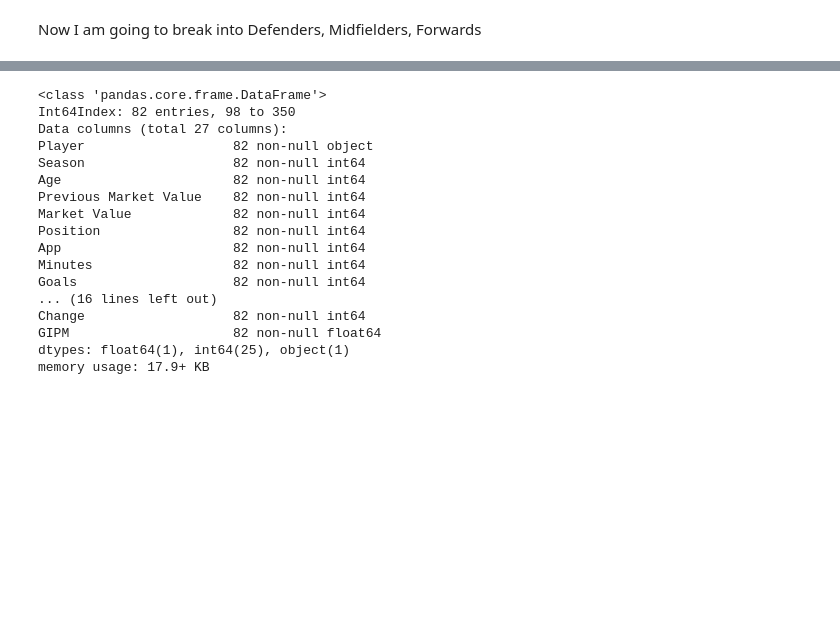
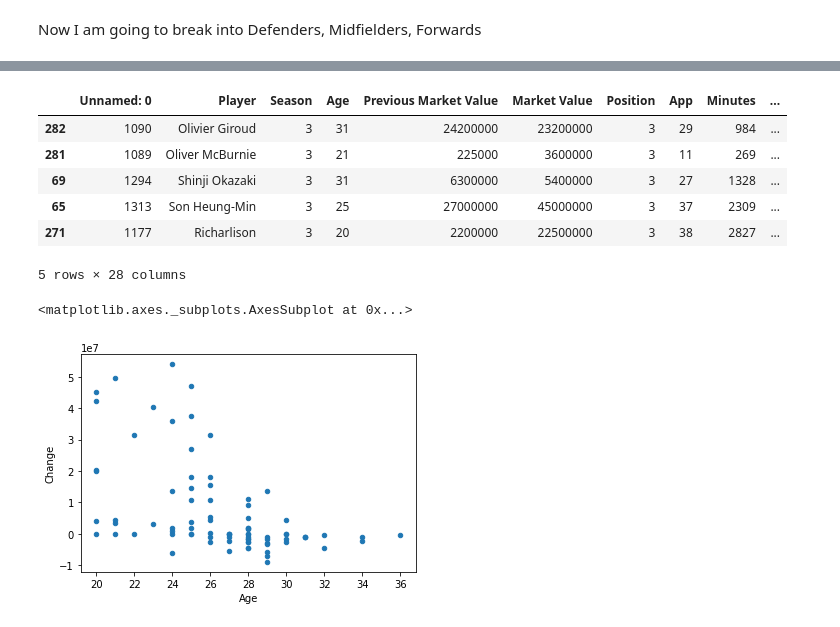
Before and after one commit to Femi-Ogunkola/EPL, a Jupyter notebook: EPL Data Analysis.ipynb, the cells around one changed output, grey strips where cells are left out. Cells and saved outputs as stored; diff of their text form; code cells hidden in the pictures; blank space fills up the shorter version.

```diff
--- a/EPL Data Analysis.ipynb
+++ b/EPL Data Analysis.ipynb
@@ -123,4 +116,2 @@ memory usage: 117.2+ KB
 # %%
-def change_in_price(df):
-    df_new =(df['Market Value']-df['Previous Market Value'])
-    return df_new
+Change =(fwd['Market Value']-fwd['Previous Market Value'])
@@ -141,22 +128,18 @@ names=fwd['Season'].unique().tolist()
 # now we can perform a lookup on a 'view' of the dataframe
 fwd_season = fwd.loc[fwd.Season==3]
 # %%
-fwd_season.info()
+fwd_season.head()
 # %% [output]
+|  | Unnamed: 0 | Player | Season | Age | Previous Market Value | Market Value | Position | App | Minutes | ... |
+| 282 | 1090 | Olivier Giroud | 3 | 31 | 24200000 | 23200000 | 3 | 29 | 984 | ... |
+| 281 | 1089 | Oliver McBurnie | 3 | 21 | 225000 | 3600000 | 3 | 11 | 269 | ... |
+| 69 | 1294 | Shinji Okazaki | 3 | 31 | 6300000 | 5400000 | 3 | 27 | 1328 | ... |
+| 65 | 1313 | Son Heung-Min | 3 | 25 | 27000000 | 45000000 | 3 | 37 | 2309 | ... |
+| 271 | 1177 | Richarlison | 3 | 20 | 2200000 | 22500000 | 3 | 38 | 2827 | ... |
-<class 'pandas.core.frame.DataFrame'>
-Int64Index: 82 entries, 98 to 350
-Data columns (total 27 columns):
-Player                   82 non-null object
-Season                   82 non-null int64
-Age                      82 non-null int64
-Previous Market Value    82 non-null int64
-Market Value             82 non-null int64
-Position                 82 non-null int64
-App                      82 non-null int64
-Minutes                  82 non-null int64
-Goals                    82 non-null int64
-... (16 lines left out)
-Change                   82 non-null int64
-GIPM                     82 non-null float64
-dtypes: float64(1), int64(25), object(1)
-memory usage: 17.9+ KB
+5 rows × 28 columns
+# %%
+#A plot of Age against change in cost. Which shows the younger you are the wider the price range of a shift could be
+fwd_season.plot.scatter(x='Age', y='Change')
+# %% [output]
+<matplotlib.axes._subplots.AxesSubplot at 0x...>
+[figure, added]
```
Also changed, not shown: parts of 17 cells of this notebook, 1 other file.
